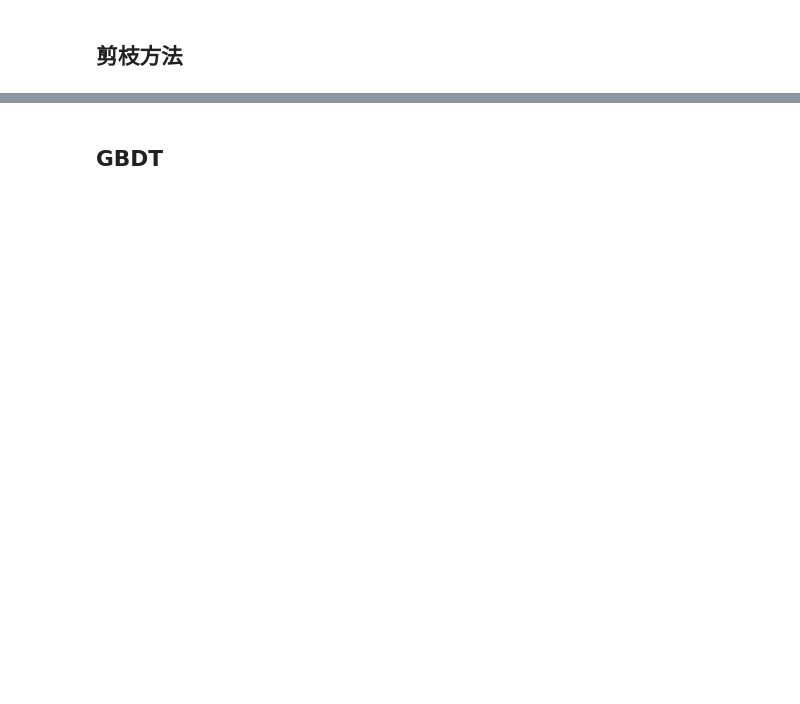
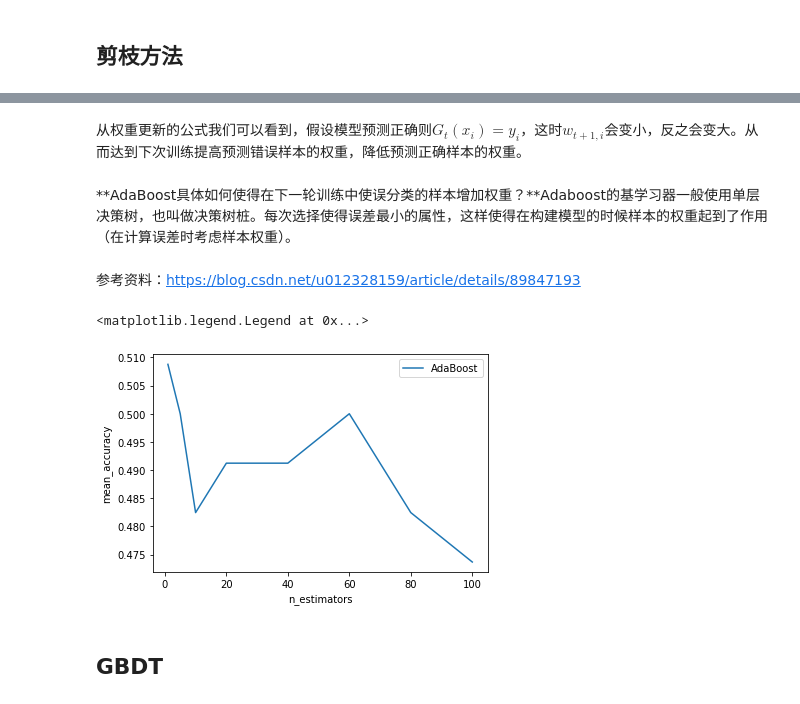
Before and after one commit to yangqinj/Note, a Jupyter notebook: MachineLearning/机器学习问题汇总.ipynb, the cells around one changed output, grey strips where cells are left out. Cells and saved outputs as stored; diff of their text form; code cells hidden in the pictures; blank space fills up the shorter version.

```diff
--- a/MachineLearning/机器学习问题汇总.ipynb
+++ b/MachineLearning/机器学习问题汇总.ipynb
@@ -218,0 +440,6 @@ L1正则化的曲线往往与误差等高线交于坐标轴,使得参数为0,从
+# %% [markdown]
+从权重更新的公式我们可以看到，假设模型预测正确则$G_t(x_i)=y_i$，这时$w_{t+1,i}$会变小，反之会变大。从而达到下次训练提高预测错误样本的权重，降低预测正确样本的权重。
+# %% [markdown]
+**AdaBoost具体如何使得在下一轮训练中使误分类的样本增加权重？**Adaboost的基学习器一般使用单层决策树，也叫做决策树桩。每次选择使得误差最小的属性，这样使得在构建模型的时候样本的权重起到了作用（在计算误差时考虑样本权重）。
+# %% [markdown]
+参考资料：https://blog.csdn.net/u012328159/article/details/89847193
@@ -219,2 +450,20 @@ L1正则化的曲线往往与误差等高线交于坐标轴,使得参数为0,从
+# %%
+X, y = load_breast_cancer(return_X_y=True)
+X_train, X_test, y_train, y_teset = train_test_split(X, y, train_size=0.8, random_state=0)
+# %%
+n_estimators = [1, 5, 10, 20, 40, 60, 80, 100]
+scores = []
+for x in n_estimators:
+    ada_clf = AdaBoostClassifier(n_estimators=x, random_state=0)
+    ada_clf.fit(X_train, y_train)
+    scores.append(ada_clf.score(X_test, y_test))
+# %%
+plt.plot(n_estimators, scores, label='AdaBoost')
+plt.xlabel('n_estimators')
+plt.ylabel('mean_accuracy')
+plt.legend(loc='best')
+# %% [output]
+<matplotlib.legend.Legend at 0x...>
+[figure, added]
 # %% [markdown]
 ## GBDT
```
Also changed, not shown: parts of 91 cells of this notebook.
